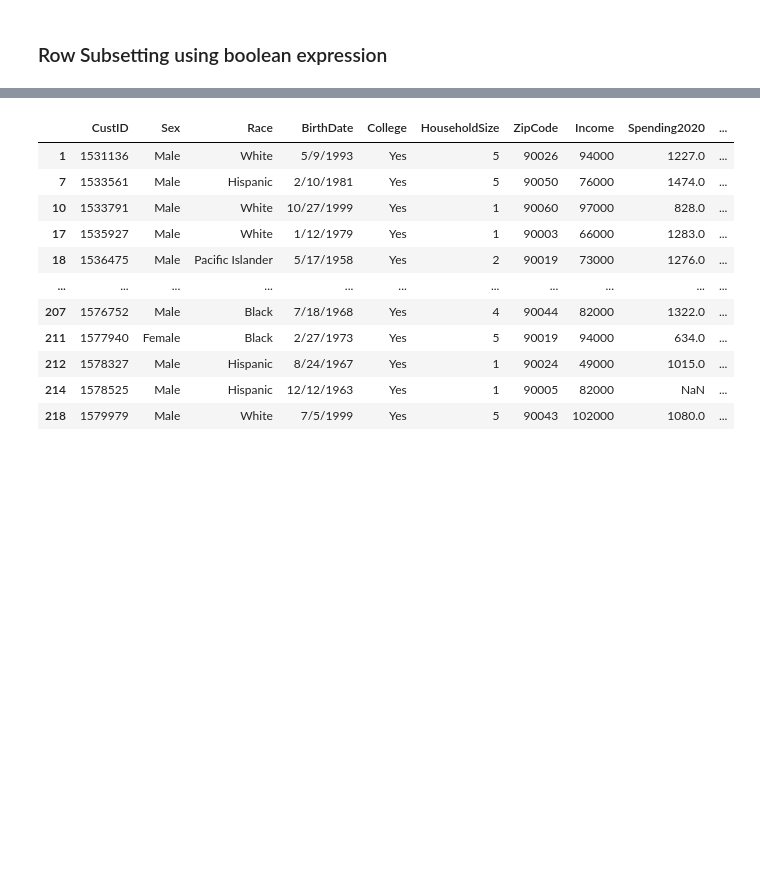
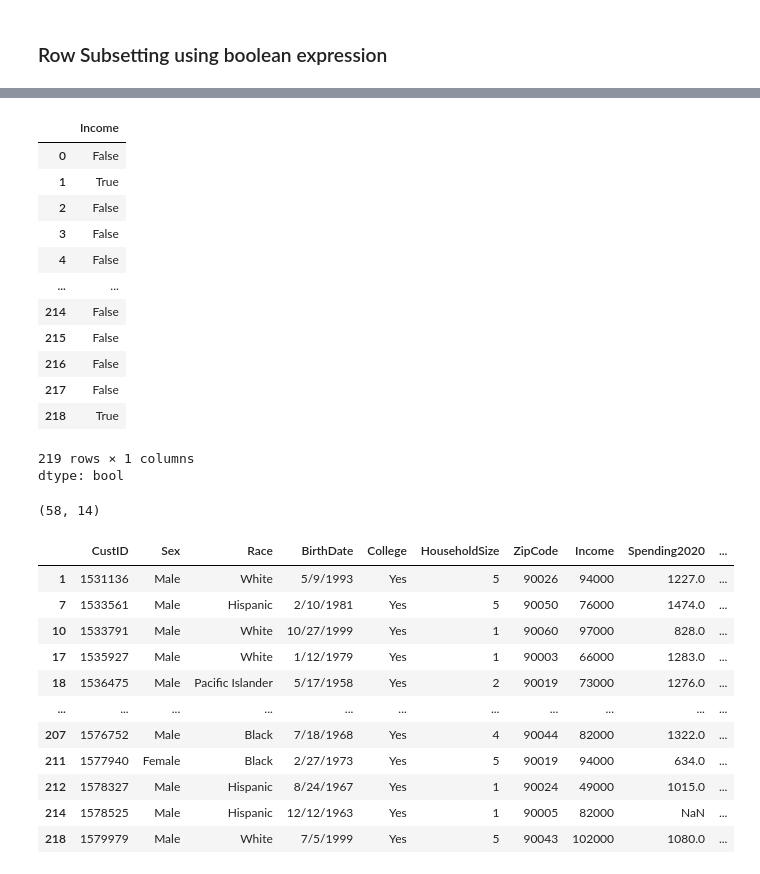
Before and after one commit to yakiradixon/6110, a Jupyter notebook: Panda-Part4-Stat.ipynb, the cells around one changed output, grey strips where cells are left out. Drawn from its saved outputs; the diff is of its cells as text; code cells hidden in the pictures; blank space fills up the shorter version.

```diff
--- a/Panda-Part4-Stat.ipynb
+++ b/Panda-Part4-Stat.ipynb
@@ -19,0 +43,17 @@ myData.head(n=5)
+# %%
+myData['Income'] > 90000 #boolean expression
+# %% [output]
+|  | Income |
+| 0 | False |
+| 1 | True |
+| 2 | False |
+| 3 | False |
+| 4 | False |
+| ... | ... |
+| 214 | False |
+| 215 | False |
+| 216 | False |
+| 217 | False |
+| 218 | True |
+219 rows × 1 columns
+dtype: bool
@@ -20,3 +62,7 @@ myData.head(n=5)
+# %%
+(myData[ myData['Income'] > 90000  ]).shape
+# %% [output]
+(58, 14)
 # %%
 #high_spending_cust = (myData['Spending2020'] > 800 ) &  (myData['Spending2021'] > 800)
 
```
Also changed, not shown: parts of 6 cells of this notebook.
